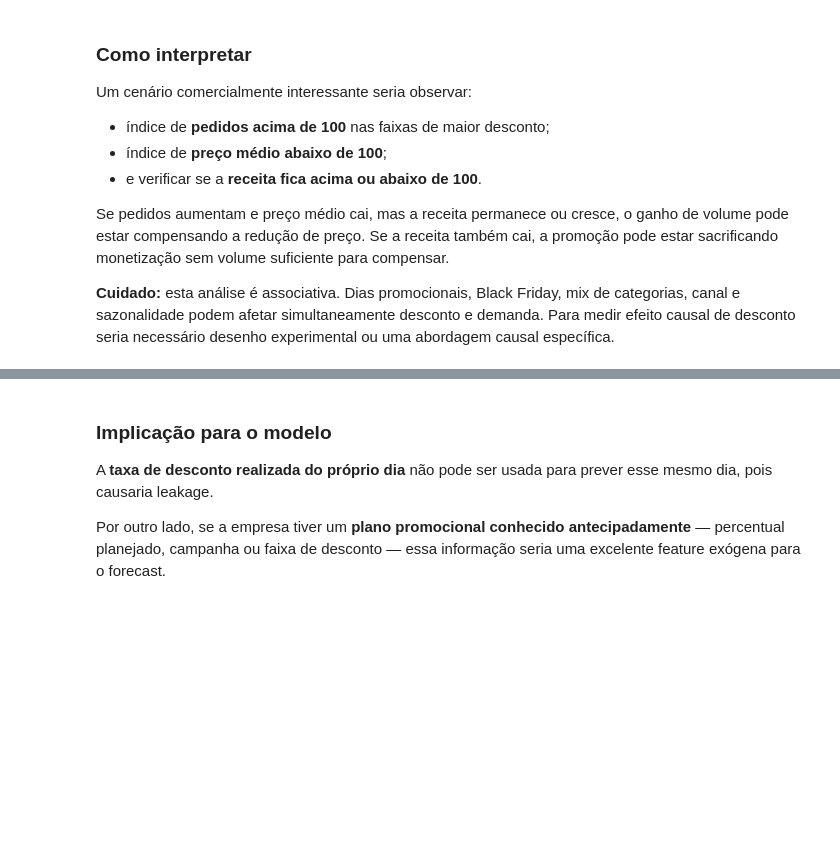
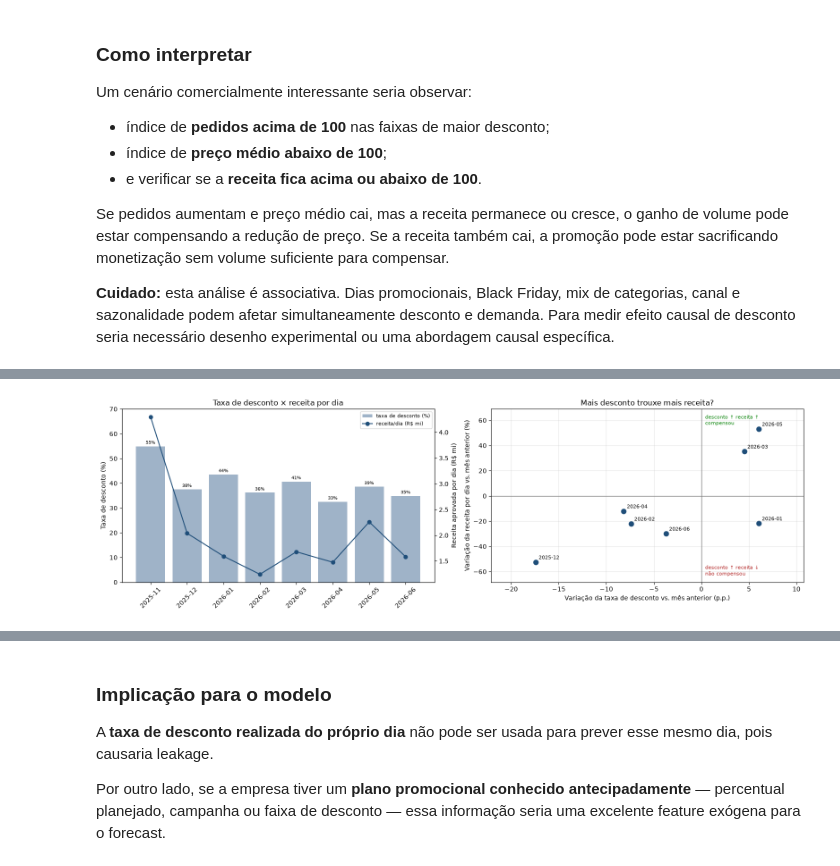
Before and after one commit to guisoares10/Projeto-GB, a Jupyter notebook: notebooks/01_eda_data_quality.ipynb, the cells around one changed output, grey strips where cells are left out. Drawn from its saved outputs; the diff is of its cells as text; code cells hidden in the pictures; blank space fills up the shorter version.

```diff
--- a/notebooks/01_eda_data_quality.ipynb
+++ b/notebooks/01_eda_data_quality.ipynb
@@ -1097,0 +1190,87 @@ Se pedidos aumentam e preço médio cai, mas a receita permanece ou cresce, o ga
+# %%
+sql_discount_month = f"""
+SELECT
+  DATE_TRUNC(DATE(dt_hr_venda), MONTH) AS mes,
+  COUNT(DISTINCT DATE(dt_hr_venda)) AS dias,
+  CAST(SUM(receita_aprovada) AS FLOAT64) AS receita_aprovada,
+  CAST(SUM(vlr_venda_desconto) AS FLOAT64) AS vlr_venda_desconto,
+  SUM(qt_material) AS qt_material,
+  SAFE_DIVIDE(
+    CAST(SUM(vlr_venda_desconto) AS FLOAT64),
+    CAST(SUM(receita_aprovada + vlr_venda_desconto) AS FLOAT64)
+  ) AS taxa_desconto
+FROM `{TABLE_ID}`
+WHERE {DATE_FILTER}
+GROUP BY 1
+ORDER BY 1
+"""
+
+discount_month = run_bq(sql_discount_month, "desconto e receita por mês")
+discount_month["mes"] = pd.to_datetime(discount_month["mes"]).dt.strftime("%Y-%m")
+
+for coluna in ["receita_aprovada", "vlr_venda_desconto", "qt_material"]:
+    discount_month[f"{coluna}_dia"] = discount_month[coluna].astype(float) / discount_month["dias"]
+
+discount_month["var_taxa_desconto_pp"] = discount_month["taxa_desconto"].diff() * 100
+discount_month["var_receita_aprovada_dia"] = discount_month["receita_aprovada_dia"].pct_change()
+discount_month["var_qt_material_dia"] = discount_month["qt_material_dia"].pct_change()
+
+delta_receita = discount_month["receita_aprovada_dia"].diff()
+delta_desconto = discount_month["vlr_venda_desconto_dia"].diff()
+# só quando o desconto em R$/dia cresceu de fato (>5%); com Δ quase zero a razão vira ruído
+cresceu_desconto = discount_month["vlr_venda_desconto_dia"].pct_change() > 0.05
+discount_month["receita_por_real_de_desconto_adicional"] = (delta_receita / delta_desconto).where(cresceu_desconto)
+
+def resultado(linha):
+    if pd.isna(linha["var_taxa_desconto_pp"]):
+        return ""
+    if linha["var_taxa_desconto_pp"] > 0:
+        return "desconto ↑, receita ↑: compensou" if linha["var_receita_aprovada_dia"] > 0 else "desconto ↑, receita ↓: não compensou"
+    return "desconto ↓, receita ↑" if linha["var_receita_aprovada_dia"] > 0 else "desconto ↓, receita ↓"
+
+discount_month["resultado"] = discount_month.apply(resultado, axis=1)
+
+display(discount_month[[
+    "mes", "taxa_desconto", "var_taxa_desconto_pp",
+    "receita_aprovada_dia", "var_receita_aprovada_dia", "var_qt_material_dia",
+    "receita_por_real_de_desconto_adicional", "resultado",
+]].round(3))
+
+fig, axes = plt.subplots(1, 2, figsize=(16, 5))
+
+# Esquerda: taxa de desconto (barras) e receita por dia (linha)
+ax = axes[0]
+barras = ax.bar(discount_month["mes"], discount_month["taxa_desconto"] * 100, color="#9fb3c8", label="taxa de desconto (%)")
+ax.bar_label(barras, fmt="%.0f%%", fontsize=7, padding=2)
+ax.set_ylabel("Taxa de desconto (%)")
+ax.set_ylim(0, 70)
+ax.tick_params(axis="x", rotation=45)
+ax2 = ax.twinx()
+ax2.plot(discount_month["mes"], discount_month["receita_aprovada_dia"] / 1e6, color="#1f4e79", marker="o", label="receita/dia (R$ mi)")
+ax2.set_ylabel("Receita aprovada por dia (R$ mi)")
+ax.set_title("Taxa de desconto × receita por dia")
+linhas_1, rotulos_1 = ax.get_legend_handles_labels()
+linhas_2, rotulos_2 = ax2.get_legend_handles_labels()
+ax.legend(linhas_1 + linhas_2, rotulos_1 + rotulos_2, fontsize=8, loc="upper right")
+
+# Direita: variação do desconto × variação da receita, mês contra o mês anterior
+ax = axes[1]
+comparacao = discount_month.dropna(subset=["var_taxa_desconto_pp"])
+ax.axhline(0, color="grey", linewidth=1)
+ax.axvline(0, color="grey", linewidth=1)
+ax.scatter(comparacao["var_taxa_desconto_pp"], comparacao["var_receita_aprovada_dia"] * 100, s=60, color="#1f4e79")
+for _, linha in comparacao.iterrows():
+    ax.annotate(linha["mes"], (linha["var_taxa_desconto_pp"], linha["var_receita_aprovada_dia"] * 100),
+                xytext=(5, 5), textcoords="offset points", fontsize=8)
+# rótulos dos quadrantes à direita do zero (x em dados, y em fração do eixo)
+ax.text(0.4, 0.97, "desconto ↑ receita ↑\ncompensou", transform=ax.get_xaxis_transform(), ha="left", va="top", fontsize=8, color="green")
+ax.text(0.4, 0.03, "desconto ↑ receita ↓\nnão compensou", transform=ax.get_xaxis_transform(), ha="left", va="bottom", fontsize=8, color="firebrick")
+ax.margins(x=0.2, y=0.15)
+ax.set_xlabel("Variação da taxa de desconto vs. mês anterior (p.p.)")
+ax.set_ylabel("Variação da receita por dia vs. mês anterior (%)")
+ax.set_title("Mais desconto trouxe mais receita?")
+ax.grid(alpha=0.3)
+
+fig.tight_layout()
+plt.show()
+# %% [output]
@@ -1097,0 +1287 @@ Se pedidos aumentam e preço médio cai, mas a receita permanece ou cresce, o ga
+[figure, added]
```
Also changed, not shown: parts of 9 cells of this notebook.
